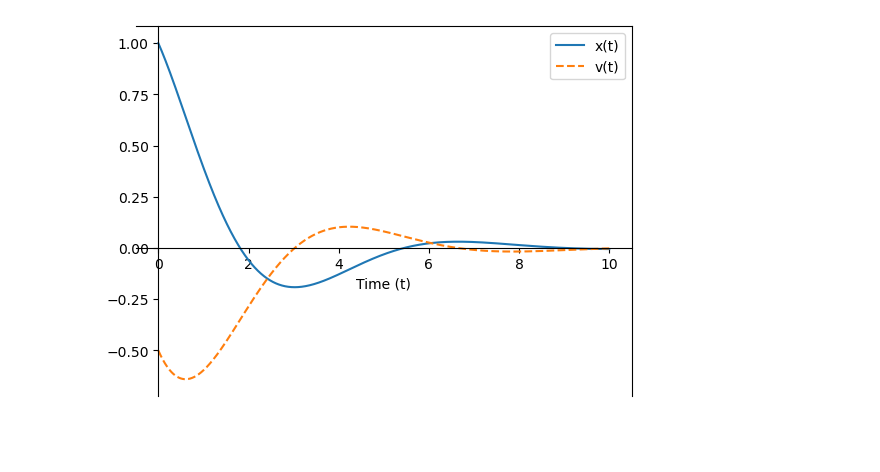
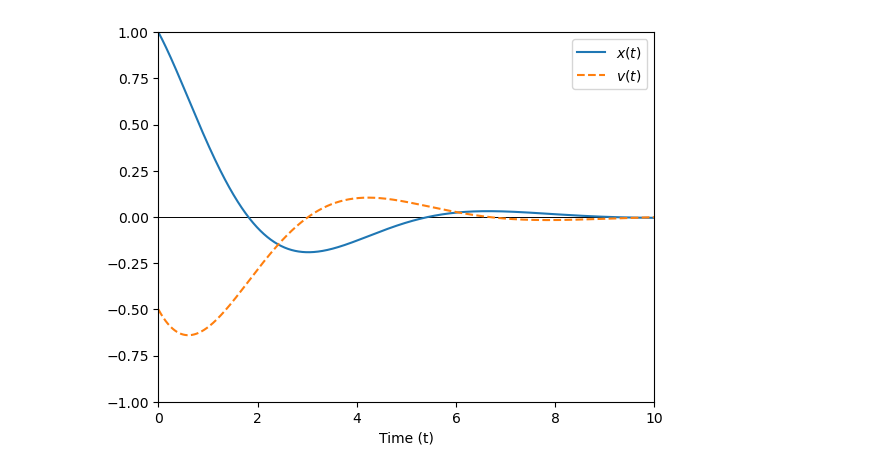
Before and after one commit to kmarulab/nonlinear-dynamics-chaos, a Jupyter notebook: psets/pset1/HW1.ipynb, the cells around one changed output. Drawn from its saved outputs; the diff is of its cells as text; code cells hidden in the pictures; blank space fills up the shorter version.

```diff
--- a/psets/pset1/HW1.ipynb
+++ b/psets/pset1/HW1.ipynb
@@ -23,41 +23,42 @@ B = (v_0-alpha*A)/w_d
 def position(A,B,alpha,w_d):
     t = np.linspace(0,10,2000)
     pos = np.linspace(0,10,2000)
 
     for i in range(len(pos)):
         pos[i] = np.exp(alpha*t[i])*(A*np.cos(w_d*t[i])+B*np.sin(w_d)*t[i])
 
     return t, pos
 
 
 
 def velocity(A,B,alpha,w_d):
     t = np.linspace(0,10,2000)
     vel = np.linspace(0,10,2000)
     for i in range(len(vel)):
         vel[i] = alpha*(np.exp(alpha*t[i])*(A*np.cos(w_d*t[i])+B*np.sin(w_d)*t[i]))+ \
         np.exp(alpha*t[i])*w_d*(-A*np.sin(w_d*t[i])+B*np.cos(w_d*t[i]))
 
 
     return t, vel
 
 
 
 pos = position(A,B,alpha,w_d)
 vel = velocity(A,B,alpha,w_d)
+ax =plt.gca()
+ax.axhline(0,color='black', linewidth=0.7)
+ax.axvline(0,color='black', linewidth=0.7)
+ax.margins(0)
+ax.set_xlim([0,10])
+ax.set_ylim([-1,1])
 
-ax = plt.gca()
-ax.spines['left'].set_position('zero')
-ax.spines['bottom'].set_position('zero')
-
-
-plt.plot(pos[0],pos[1], label = 'x(t)')
-plt.plot(vel[0],vel[1], label = 'v(t)', linestyle='--')
+plt.plot(pos[0],pos[1], label = '$x(t)$')
+plt.plot(vel[0],vel[1], label = '$v(t)$', linestyle='--')
 plt.xlabel('Time (t)')
 plt.legend()
 plt.show()
 # %% [output]
-[figure, old version]
+[figure, new version]
 # %%
 #Problem 4: Numerical Solution of ODE
 
```
Also changed, not shown: parts of 1 cell of this notebook.
